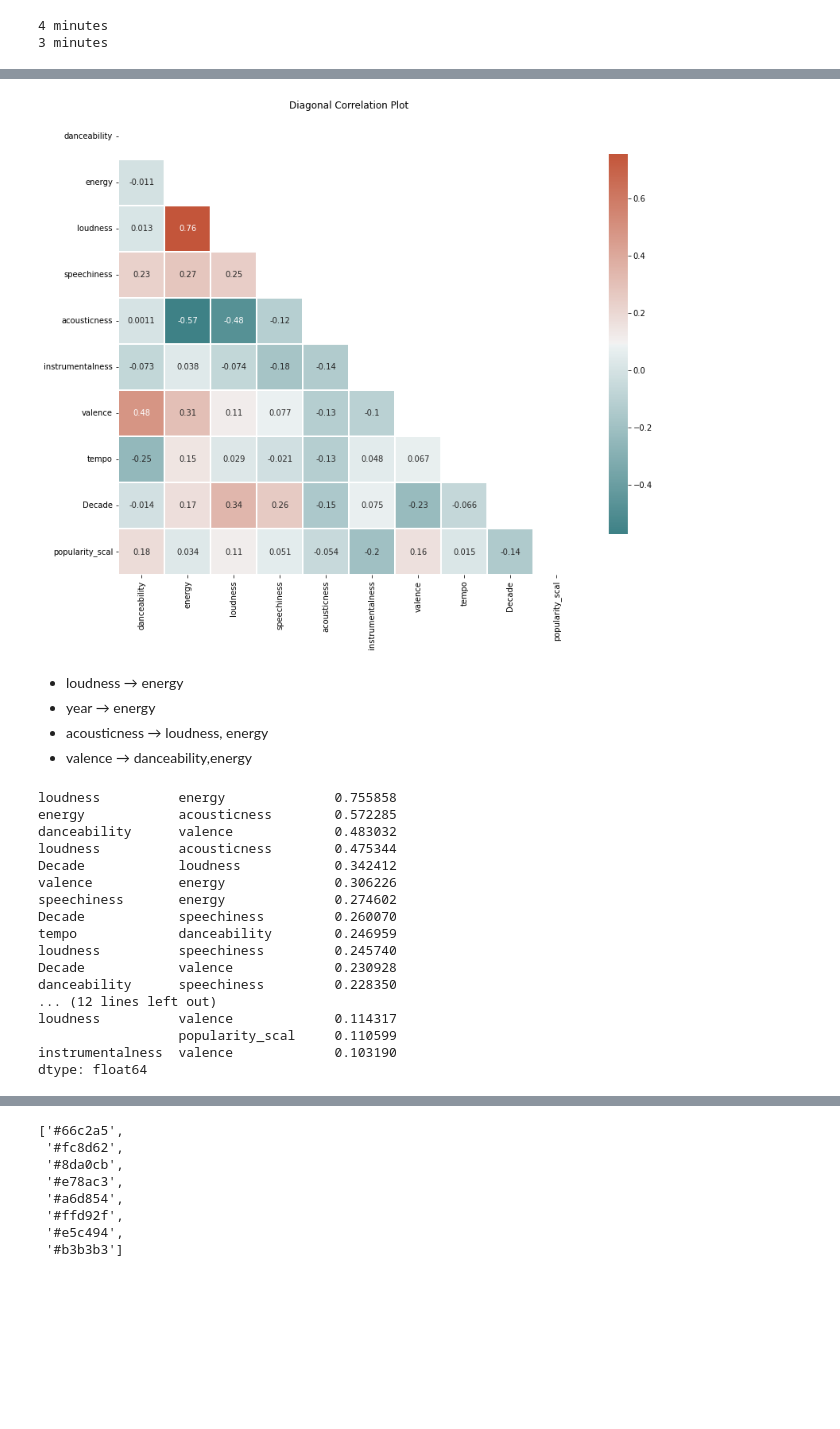
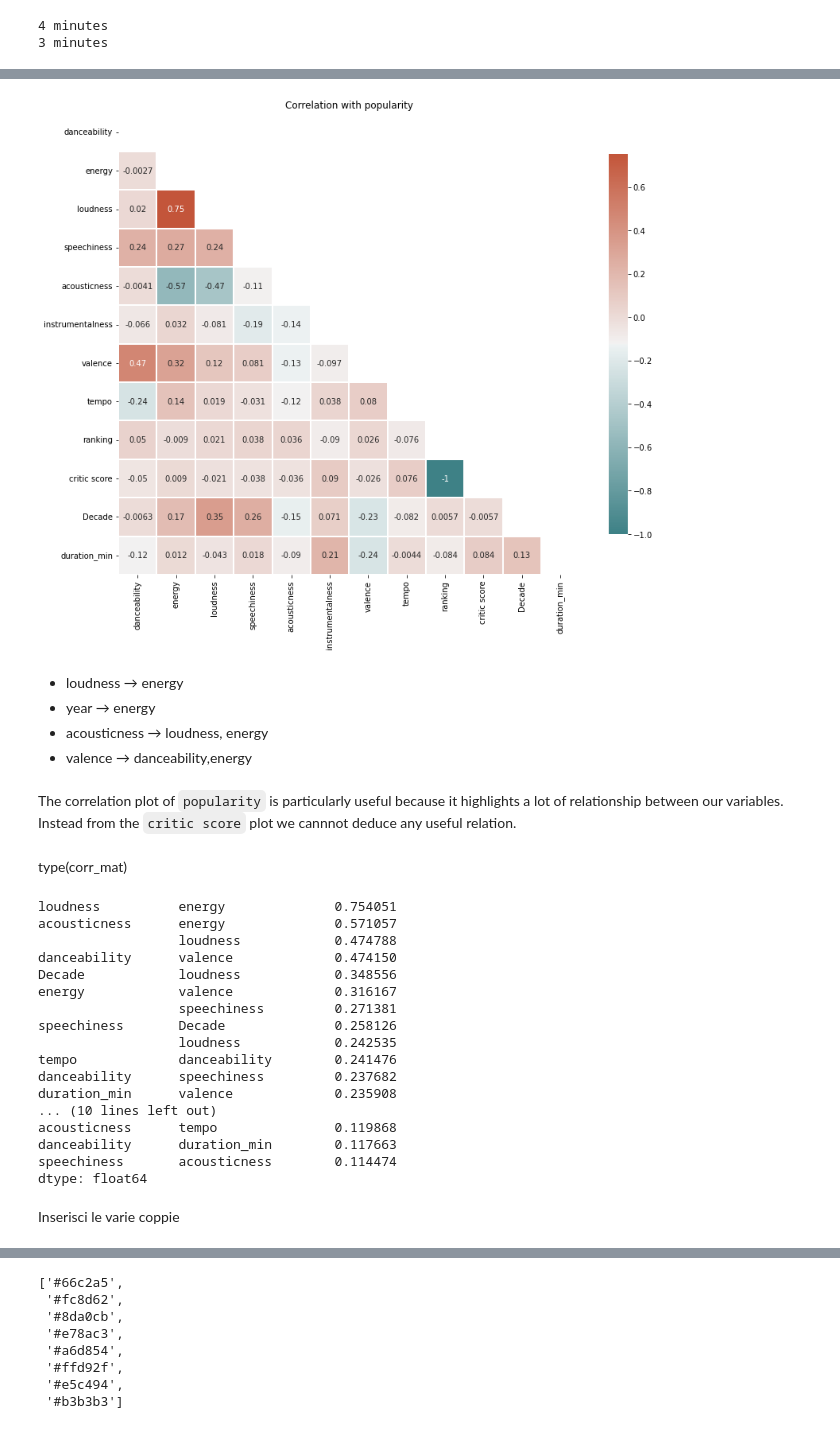
Before and after one commit to MScaramuzzi/FAIKR-3, a Jupyter notebook: df_compl.ipynb, the cells around one changed output, grey strips where cells are left out. Drawn from its saved outputs; the diff is of its cells as text; code cells hidden in the pictures; blank space fills up the shorter version.

```diff
--- a/df_compl.ipynb
+++ b/df_compl.ipynb
@@ -143,0 +137,2 @@ droppa righe live
+# %%
+df2 = df1.drop(df1[df1.duration_min > 15].index,axis=0)
@@ -175,4 +174,4 @@ from sklearn.preprocessing import MinMaxScaler
 
 scaler = MinMaxScaler()
 
-df1[['popularity_scal']] = scaler.fit_transform(df1[['popularity']])
+df2[['popularity_scal']] = scaler.fit_transform(df2[['popularity']])
@@ -178,0 +185,13 @@ df1[['popularity_scal']] = scaler.fit_transform(df1[['popularity']])
+# %%
+plt.figure(figsize=(13,11))
+plt.title("Correlation with critic score")
+corr = dfp.corr(method='pearson')
+mask = np.triu(np.ones_like(corr, dtype=bool))
+sns.set_palette("Set2")
+sns.heatmap(corr,
+            mask=mask,
+            annot=True,
+            cmap=sns.diverging_palette(20, 230, as_cmap=True),
+            square = True,
+            linewidths = 1.5,
+            cbar_kws = {"shrink": .8});
@@ -179,2 +200,2 @@ df1[['popularity_scal']] = scaler.fit_transform(df1[['popularity']])
 # %%
-dfc=df1.drop(["duration_ms","year","popularity","critic score","ranking"],axis=1)
+dfc=df2.drop(["duration_ms","year","popularity","popularity_scal"],axis=1)
@@ -190,47 +202,52 @@ dfc.head()
 # %%
-# Correlation matrix between columns and plots of each column value with
-# respect to 'Endometriosis'
+
 
 plt.figure(figsize=(13,11))
 corr = dfc.corr(method='pearson')
 mask = np.triu(np.ones_like(corr, dtype=bool))
-plt.title('Diagonal Correlation Plot')
+plt.title("Correlation with popularity")
 sns.set_palette("Set2")
 sns.heatmap(corr,
             mask=mask,
             annot=True,
             cmap=sns.diverging_palette(200, 20, as_cmap=True),
             square = True,
             linewidths = 1.5,
             cbar_kws = {"shrink": .8});
 # %% [output]
-[figure, old version]
+[figure, new version]
 # %% [markdown]
 - loudness &rarr; energy
 - year &rarr; energy
 - acousticness &rarr; loudness, energy
 - valence &rarr; danceability,energy
+# %% [markdown]
+The correlation plot of `popularity` is particularly useful because it highlights a lot of relationship between our variables. Instead from the `critic score` plot we cannnot deduce any useful relation.
+# %% [markdown]
+type(corr_mat)
 # %%
-c = dfc.corr().abs()
+corr_df = dfc.corr().abs() # we are interested in extracting the magnitude of the correlation
 
-s = c.unstack()
-so = s.sort_values(kind="quicksort",ascending=False)
-so[(so < 0.9 ) & (so >= 0.10)].drop_duplicates()
+corr_ser = corr_df.unstack() # Convert the corr_df to a pandas series
+corr_ser_so = corr_ser.sort_values(kind="quicksort",ascending=False)
+corr_ser_so[(corr_ser_so < 0.9 ) & (corr_ser_so >= 0.10)].drop_duplicates()
 # %% [output]
-loudness          energy              0.755858
-energy            acousticness        0.572285
-danceability      valence             0.483032
-loudness          acousticness        0.475344
-Decade            loudness            0.342412
-valence           energy              0.306226
-speechiness       energy              0.274602
-Decade            speechiness         0.260070
-tempo             danceability        0.246959
-loudness          speechiness         0.245740
-Decade            valence             0.230928
-danceability      speechiness         0.228350
-... (12 lines left out)
-loudness          valence             0.114317
-                  popularity_scal     0.110599
-instrumentalness  valence             0.103190
+loudness          energy              0.754051
+acousticness      energy              0.571057
+                  loudness            0.474788
+danceability      valence             0.474150
+Decade            loudness            0.348556
+energy            valence             0.316167
+                  speechiness         0.271381
+speechiness       Decade              0.258126
+                  loudness            0.242535
+tempo             danceability        0.241476
+danceability      speechiness         0.237682
+duration_min      valence             0.235908
+... (10 lines left out)
+acousticness      tempo               0.119868
+danceability      duration_min        0.117663
+speechiness       acousticness        0.114474
 dtype: float64
+# %% [markdown]
+Inserisci le varie coppie
```
Also changed, not shown: parts of 49 cells of this notebook.
